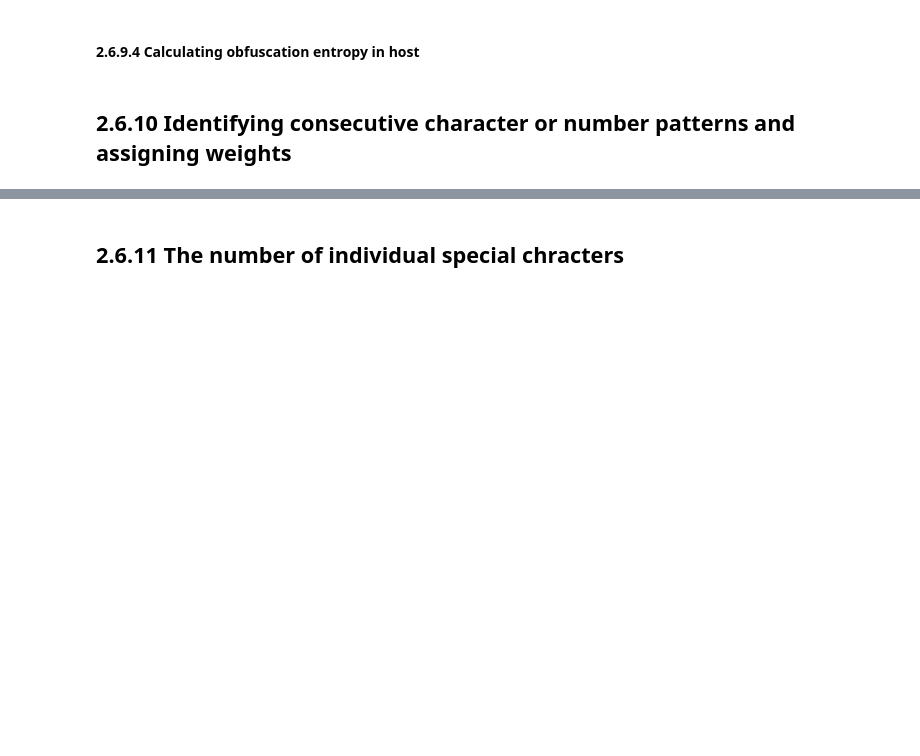
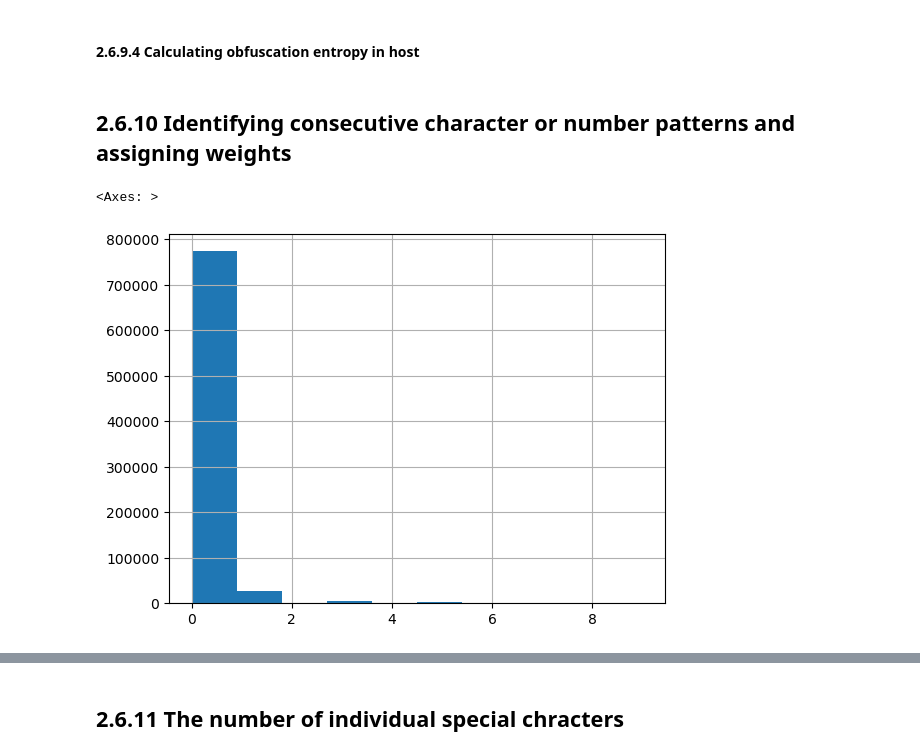
Before and after one commit to bonisadar/SpringboardCapstoneTwo, a Jupyter notebook: notebooks/02_Feature_engineering.ipynb, the cells around one changed output, grey strips where cells are left out. Saved outputs shown, nothing was run; the diff lists cells and outputs as text; code cells hidden in the pictures; blank space fills up the shorter version.

```diff
--- a/notebooks/02_Feature_engineering.ipynb
+++ b/notebooks/02_Feature_engineering.ipynb
@@ -416,8 +416,6 @@ df.tld_entropy.hist()
 #### 2.6.3.4 Summing entropy
 # %%
 df['url_tld_entropy'] = df.url_entropy + df.tld_entropy
-# %%
-df['host_tld_entropy'] = df.host_entropy + df.tld_entropy
 # %%
 df.url_tld_entropy.hist()
 # %% [output]
@@ -907,7 +905,10 @@ def find_repeated_substrings_weighted(url):
         Length ≥ 4 → Weight = 3
         If two matches exist → Weight = 5
         If three or more matches exist → Weight = 9'''
-# %%
-df['host_repeated_subs_weight'] = df['ext_host'].apply(find_repeated_substrings_weighted)
-# %%
-df['host_repeated_subs'] = df['ext_host'].apply(find_repeated_substrings)
+# %%
+df['url_repeated_subs_weight'] = df['url'].apply(find_repeated_substrings_weighted)
+# %%
+df.url_repeated_subs_weight.hist()
+# %% [output]
+<Axes: >
+[figure, added]
```
Also changed, not shown: parts of 17 cells of this notebook.
